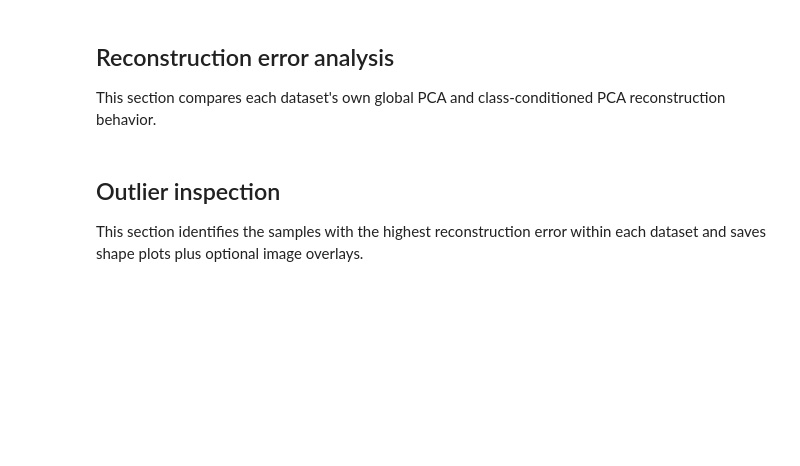
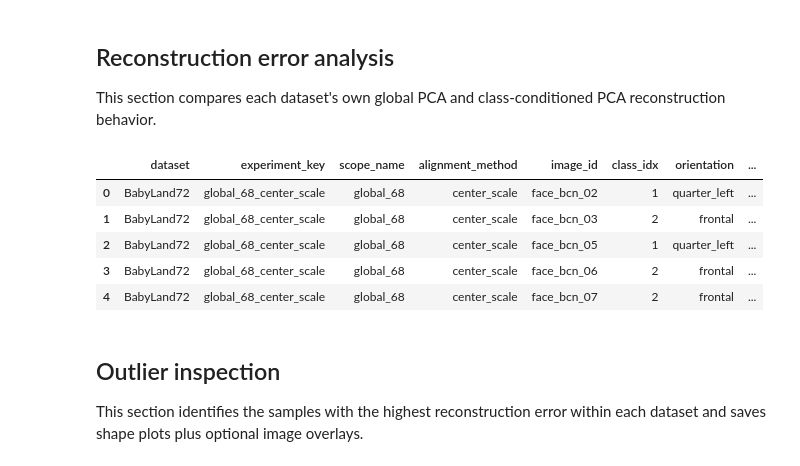
Before and after one commit to Jocareher/landmark-detection, a Jupyter notebook: notebooks/natural_dataset_individual_shape_analysis.ipynb, the cells around one changed output. Cells and saved outputs as stored; diff of their text form; code cells hidden in the pictures; blank space fills up the shorter version.

```diff
--- a/notebooks/natural_dataset_individual_shape_analysis.ipynb
+++ b/notebooks/natural_dataset_individual_shape_analysis.ipynb
@@ -1302,7 +1683,7 @@ This section compares each dataset's own global PCA and class-conditioned PCA re
 def build_reconstruction_error_table(dataset_name: str, experiments: dict[str, Any]) -> pd.DataFrame:
     rows = []
     for key, pca_result in experiments.items():
-        if pca_result is None:
+        if not is_fitted_pca_result(pca_result):
             continue
         for image_id, class_idx, orientation, error_value in zip(
             pca_result['sample_ids'],
@@ -1319,38 +1700,47 @@ def build_reconstruction_error_table(dataset_name: str, experiments: dict[str, A
                 'class_idx': class_idx,
                 'orientation': orientation,
                 'reconstruction_error': float(error_value),
+                'reconstruction_components_used': int(pca_result.get('reconstruction_components_used', 0)),
+                'reconstruction_variance_target': float(pca_result.get('reconstruction_variance_target', np.nan)),
             })
     return pd.DataFrame(rows)
 
 
 def plot_reconstruction_boxplots(error_df: pd.DataFrame, dataset_name: str, output_path: Path) -> None:
     if error_df.empty:
         return
     fig, axes = plt.subplots(1, 2, figsize=(14, 4.8), constrained_layout=True)
     scope_order = sorted(error_df['experiment_key'].unique())
     data_by_scope = [error_df.loc[error_df['experiment_key'] == scope, 'reconstruction_error'].values for scope in scope_order]
     axes[0].boxplot(data_by_scope, labels=scope_order, showfliers=False)
-    axes[0].set_title(f'{dataset_name}: reconstruction error by PCA experiment')
+    axes[0].set_title(f'{dataset_name}: truncated reconstruction error by PCA experiment')
     axes[0].set_ylabel('Reconstruction MSE')
     axes[0].tick_params(axis='x', rotation=45)
 
     grouped = [error_df.loc[error_df['orientation'] == orientation, 'reconstruction_error'].values for orientation in ORIENTATION_ORDER if (error_df['orientation'] == orientation).any()]
     group_labels = [orientation for orientation in ORIENTATION_ORDER if (error_df['orientation'] == orientation).any()]
     axes[1].boxplot(grouped, labels=group_labels, showfliers=False)
-    axes[1].set_title(f'{dataset_name}: reconstruction error by orientation')
+    axes[1].set_title(f'{dataset_name}: truncated reconstruction error by orientation')
     axes[1].set_ylabel('Reconstruction MSE')
     axes[1].tick_params(axis='x', rotation=25)
     save_figure(fig, output_path)
 
 
 baby_reconstruction_errors = build_reconstruction_error_table('BabyLand72', pca_experiments['BabyLand72'])
 infant_reconstruction_errors = build_reconstruction_error_table('InfantFace', pca_experiments['InfantFace'])
 save_table(baby_reconstruction_errors, OUTPUT_ROOT / 'babyland72' / 'tables' / 'babyland72_reconstruction_errors.csv')
 save_table(infant_reconstruction_errors, OUTPUT_ROOT / 'infantface' / 'tables' / 'infantface_reconstruction_errors.csv')
 plot_reconstruction_boxplots(baby_reconstruction_errors, 'BabyLand72', OUTPUT_ROOT / 'babyland72' / 'figures' / 'reconstruction_errors')
 plot_reconstruction_boxplots(infant_reconstruction_errors, 'InfantFace', OUTPUT_ROOT / 'infantface' / 'figures' / 'reconstruction_errors')
 
 baby_reconstruction_errors.head()
+# %% [output]
+|  | dataset | experiment_key | scope_name | alignment_method | image_id | class_idx | orientation | ... |
+| 0 | BabyLand72 | global_68_center_scale | global_68 | center_scale | face_bcn_02 | 1 | quarter_left | ... |
+| 1 | BabyLand72 | global_68_center_scale | global_68 | center_scale | face_bcn_03 | 2 | frontal | ... |
+| 2 | BabyLand72 | global_68_center_scale | global_68 | center_scale | face_bcn_05 | 1 | quarter_left | ... |
+| 3 | BabyLand72 | global_68_center_scale | global_68 | center_scale | face_bcn_06 | 2 | frontal | ... |
+| 4 | BabyLand72 | global_68_center_scale | global_68 | center_scale | face_bcn_07 | 2 | frontal | ... |
 # %% [markdown]
 ## Outlier inspection
 
```
Also changed, not shown: parts of 17 cells of this notebook, 14 other files.
